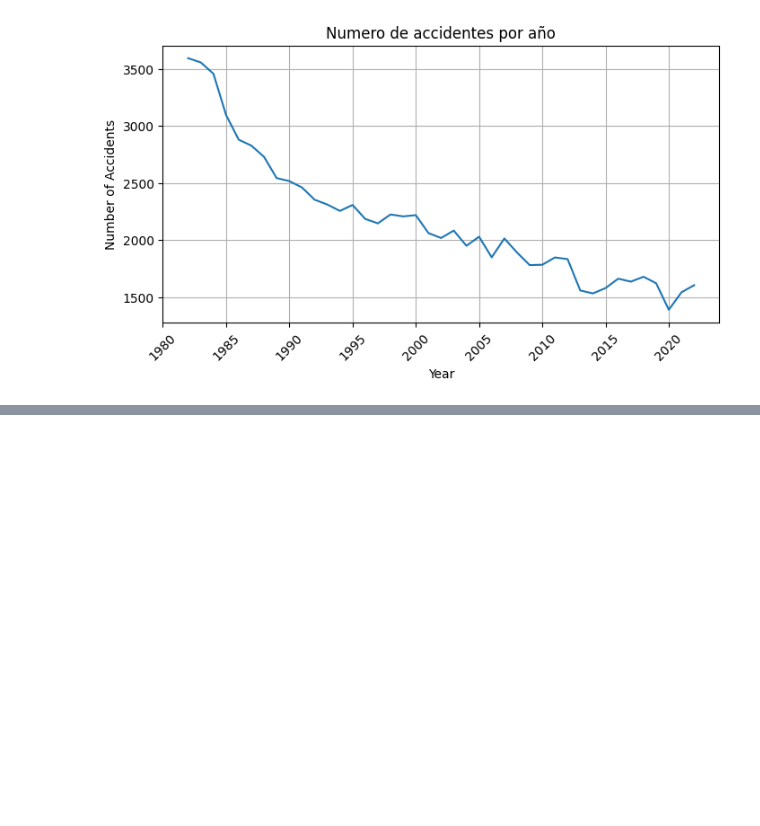
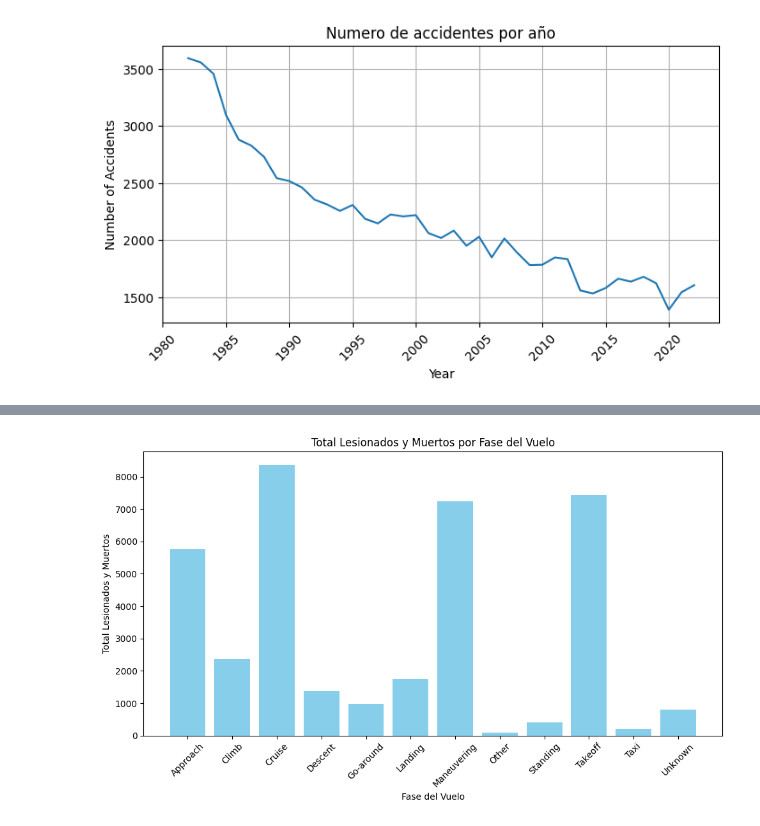
Before and after one commit to andres408/proyectos-coder, a Jupyter notebook: Visualizacion+Zabala.ipynb, the cells around one changed output, grey strips where cells are left out. Saved outputs shown, nothing was run; the diff lists cells and outputs as text; code cells hidden in the pictures; blank space fills up the shorter version.

```diff
--- a/Visualizacion+Zabala.ipynb
+++ b/Visualizacion+Zabala.ipynb
@@ -193,0 +191,14 @@ df_fase_de_vuelo_cantidad_eventos
+# %%
+plt.figure(figsize=(10, 6))
+plt.bar(resultado['Broad.phase.of.flight'], resultado['Total lesionados y muertos'], color='skyblue')
+
+plt.xlabel('Fase del Vuelo')
+plt.ylabel('Total Lesionados y Muertos')
+plt.title('Total Lesionados y Muertos por Fase del Vuelo')
+plt.xticks(rotation=45)
+
+
+plt.tight_layout()
+plt.show()
+# %% [output]
+[figure, added]
```
Also changed, not shown: parts of 11 cells of this notebook.
